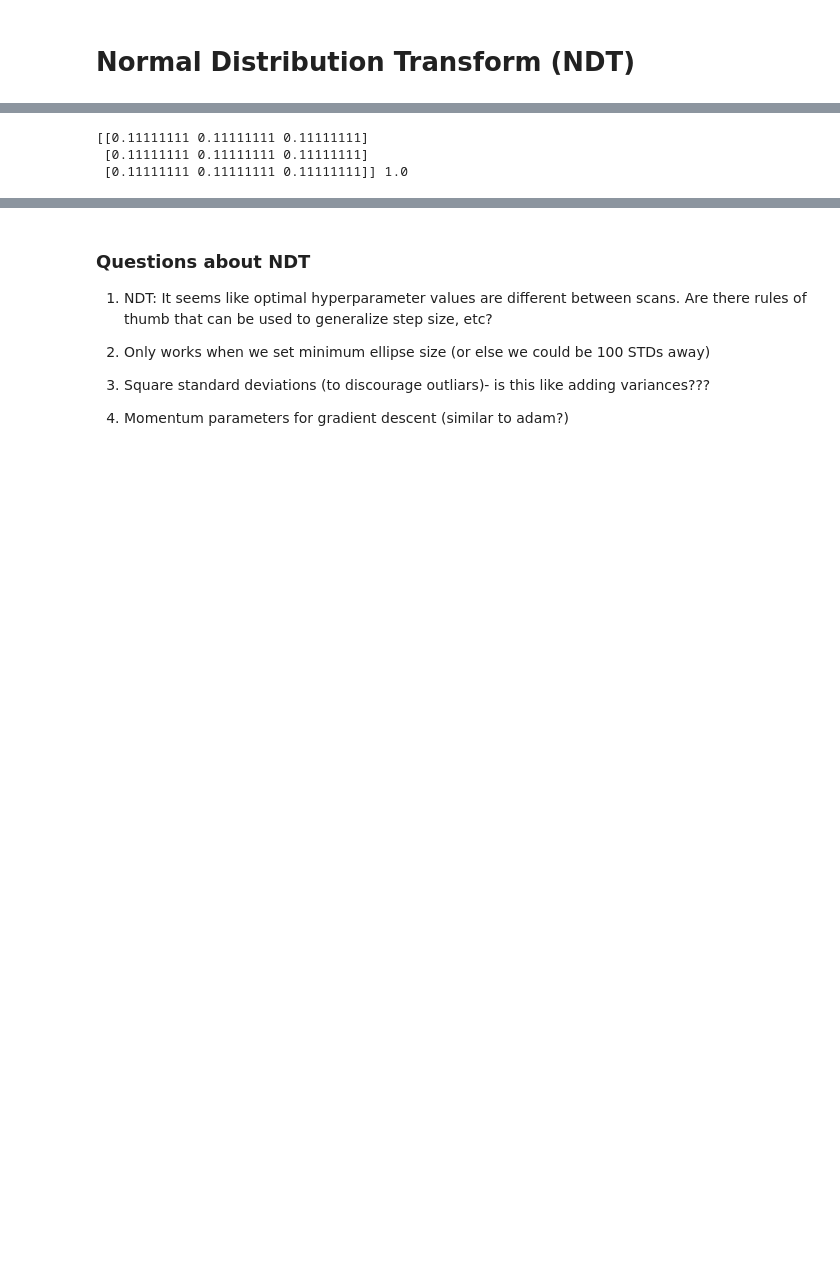
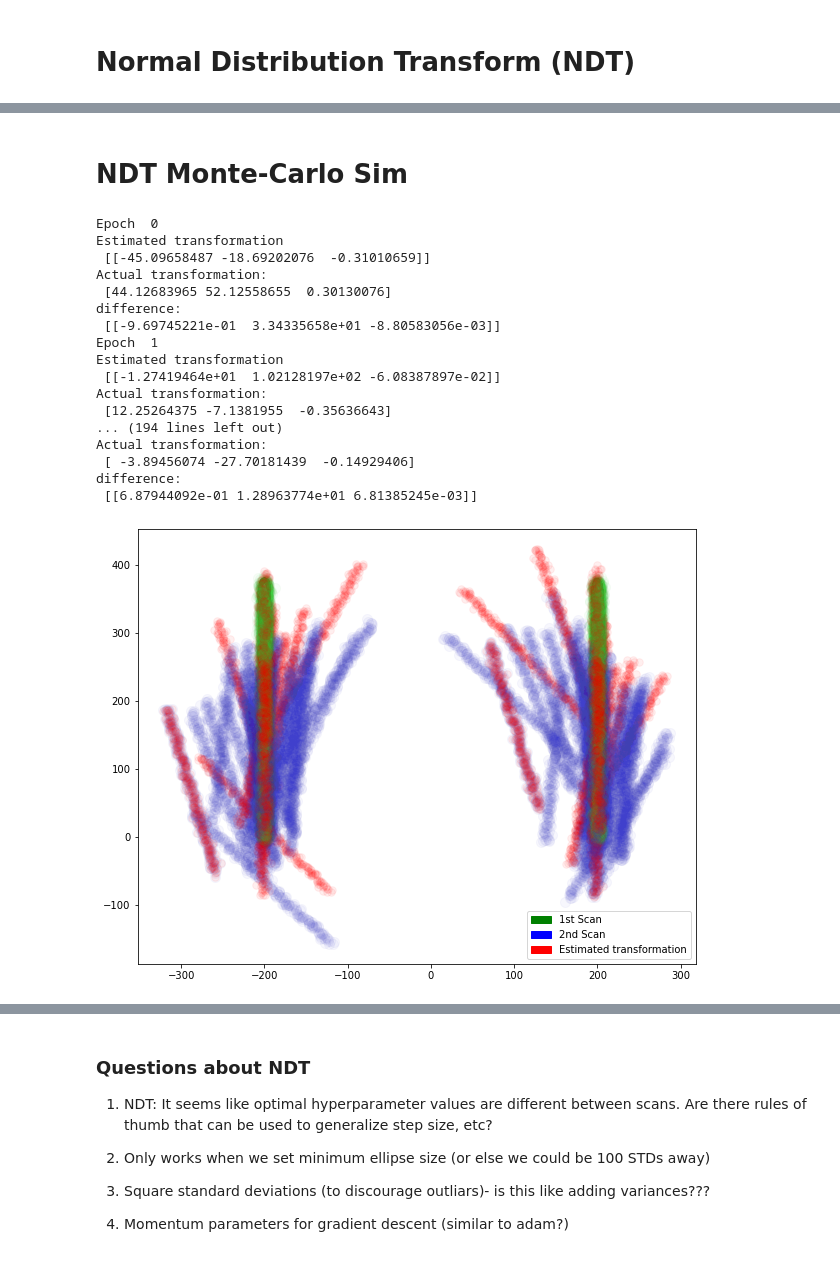
Before and after one commit to mcdermatt/ASAR, a Jupyter notebook: v1/train_network.ipynb, the cells around one changed output, grey strips where cells are left out. Drawn from its saved outputs; the diff is of its cells as text; code cells hidden in the pictures; blank space fills up the shorter version.

Commit message:
ran monte-carlo sim on NDT and ICET, playing around with outliars now

```diff
--- a/v1/train_network.ipynb
+++ b/v1/train_network.ipynb
@@ -493,9 +505,51 @@ ax10.plot(results)
-# %%
-scale = 1
-testarr = scale*np.ones([3,3])
-ans = np.linalg.pinv(testarr)
-print(ans, 1/scale)
-# %% [output]
-[[0.11111111 0.11111111 0.11111111]
- [0.11111111 0.11111111 0.11111111]
- [0.11111111 0.11111111 0.11111111]] 1.0
+# %% [markdown]
+# NDT Monte-Carlo Sim
+# %%
+# from NDT import NDT_old as NDT
+from NDT import NDT
+
+fig9_2 = plt.figure()
+ax9_2 = fig9_2.add_subplot()
+# ax9.set_xlim(-125,150)
+green = mpatches.Patch(color='green', label='1st Scan')
+blue = mpatches.Patch(color='blue', label='2nd Scan')
+red = mpatches.Patch(color='red', label='Estimated transformation')
+plt.legend(handles=[green, blue, red])
+
+a = 59 #59 #10 #97 #33 #easy test scans
+fidelity = 10 # [N x N] grid of ellipses
+nc = 150  # number of cycles in each trial
+atd = True #along track demo
+
+numTrials = 30
+NDT_errors = np.zeros([numTrials,3])
+for i in range(numTrials):
+    r, t, results, x_actual = NDT(dat1[a],dat2[a],fig9_2,ax9_2, fid = fidelity,
+                                  num_cycles = nc, along_track_demo = atd,
+                                 output_actual = True)
+    x_est = np.array([t[0], t[1], r]).T
+    dif = x_actual + x_est
+    print("Epoch ", i)
+    print("Estimated transformation \n", x_est)
+    print("Actual transformation: \n", x_actual)
+    print("difference: \n", dif)
+    NDT_errors[i,:] = dif
+# %% [output]
+Epoch  0
+Estimated transformation
+ [[-45.09658487 -18.69202076  -0.31010659]]
+Actual transformation:
+ [44.12683965 52.12558655  0.30130076]
+difference:
+ [[-9.69745221e-01  3.34335658e+01 -8.80583056e-03]]
+Epoch  1
+Estimated transformation
+ [[-1.27419464e+01  1.02128197e+02 -6.08387897e-02]]
+Actual transformation:
+ [12.25264375 -7.1381955  -0.35636643]
+... (194 lines left out)
+Actual transformation:
+ [ -3.89456074 -27.70181439  -0.14929406]
+difference:
+ [[6.87944092e-01 1.28963774e+01 6.81385245e-03]]
+[figure, added]
```
Also changed, not shown: parts of 14 cells of this notebook, 3 other files.
